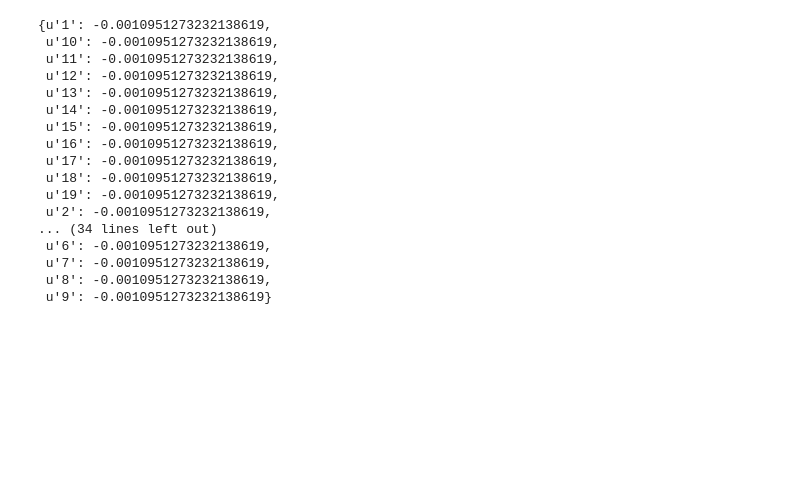
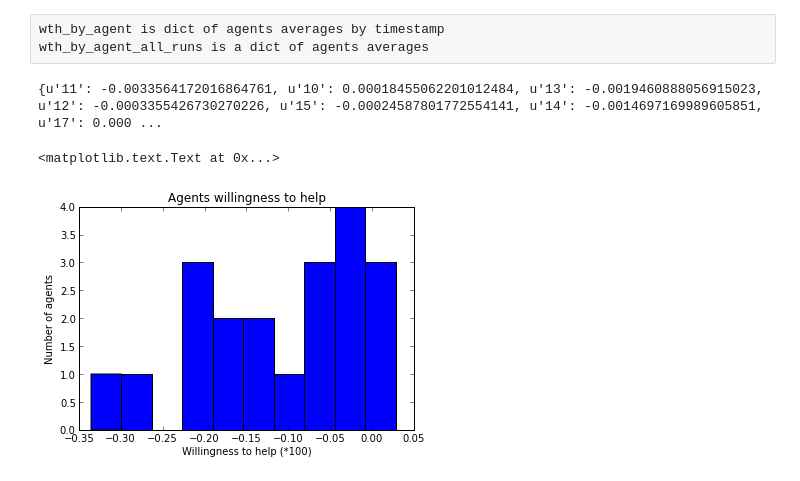
Before and after one commit to jackiekazil/goalnet, a Jupyter notebook: goalnet/analysis/wth_analysis.ipynb, the cells around one changed output. Cells and saved outputs as stored; diff of their text form; code cells hidden in the pictures; blank space fills up the shorter version.

Commit message:
Update willingness to help.

```diff
--- a/goalnet/analysis/wth_analysis.ipynb
+++ b/goalnet/analysis/wth_analysis.ipynb
@@ -14,3 +11,3 @@ data = json.load(json_data)
 # %%
-from wth import get_agent_wth_avg
-wth_by_agent = get_agent_wth_avg(data)
+from wth import get_agent_wth_by_ts
+wth_by_agent = get_agent_wth_by_ts(data)
@@ -17,23 +17,19 @@ wth_by_agent = get_agent_wth_avg(data)
 # %%
 from wth import get_agent_wth_avg_all_runs
 wth_by_agent_all_runs = get_agent_wth_avg_all_runs(wth_by_agent)
-# Are these supposed to be the same? Was an error made?
-pprint(wth_by_agent_all_runs)
-# %% [output]
-{u'1': -0.0010951273232138619,
- u'10': -0.0010951273232138619,
- u'11': -0.0010951273232138619,
- u'12': -0.0010951273232138619,
- u'13': -0.0010951273232138619,
- u'14': -0.0010951273232138619,
- u'15': -0.0010951273232138619,
- u'16': -0.0010951273232138619,
- u'17': -0.0010951273232138619,
- u'18': -0.0010951273232138619,
- u'19': -0.0010951273232138619,
- u'2': -0.0010951273232138619,
-... (34 lines left out)
- u'6': -0.0010951273232138619,
- u'7': -0.0010951273232138619,
- u'8': -0.0010951273232138619,
- u'9': -0.0010951273232138619}
+# %% [raw]
+wth_by_agent is dict of agents averages by timestamp
+wth_by_agent_all_runs is a dict of agents averages
+# %%
+print wth_by_agent_all_runs
+# %% [output]
+{u'11': -0.0033564172016864761, u'10': 0.00018455062201012484, u'13': -0.0019460888056915023, u'12': -0.0003355426730270226, u'15': -0.00024587801772554141, u'14': -0.0014697169989605851, u'17': 0.000 ...
+# %%
+import matplotlib.pyplot as plt
+plt.hist([x*100 for x in wth_by_agent_all_runs.values()])
+plt.ylabel("Number of agents")
+plt.xlabel("Willingness to help (*100)")
+plt.title("Agents willingness to help")
+# %% [output]
+<matplotlib.text.Text at 0x...>
+[figure, added]
```
Also changed, not shown: parts of 4 cells of this notebook, 1 other file.
